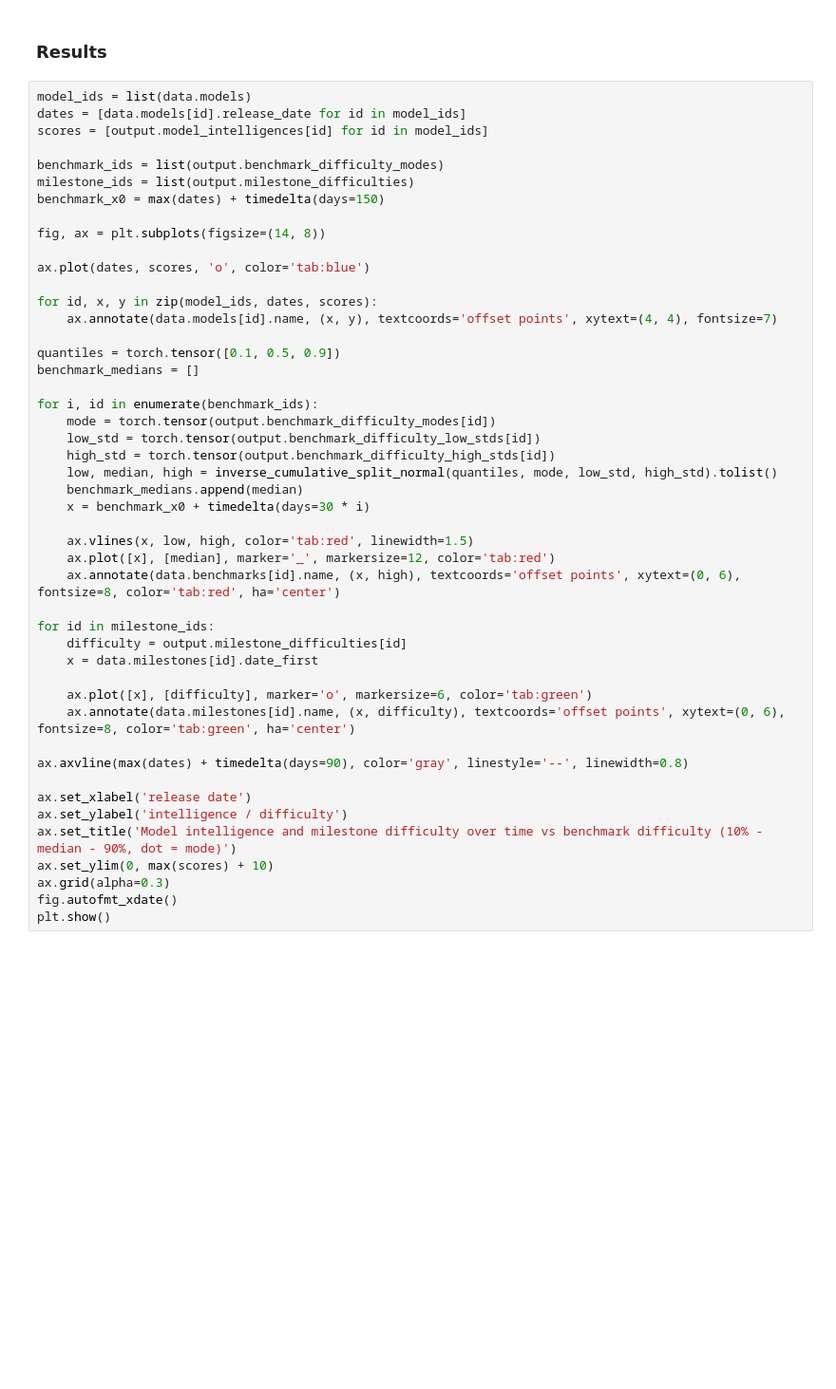
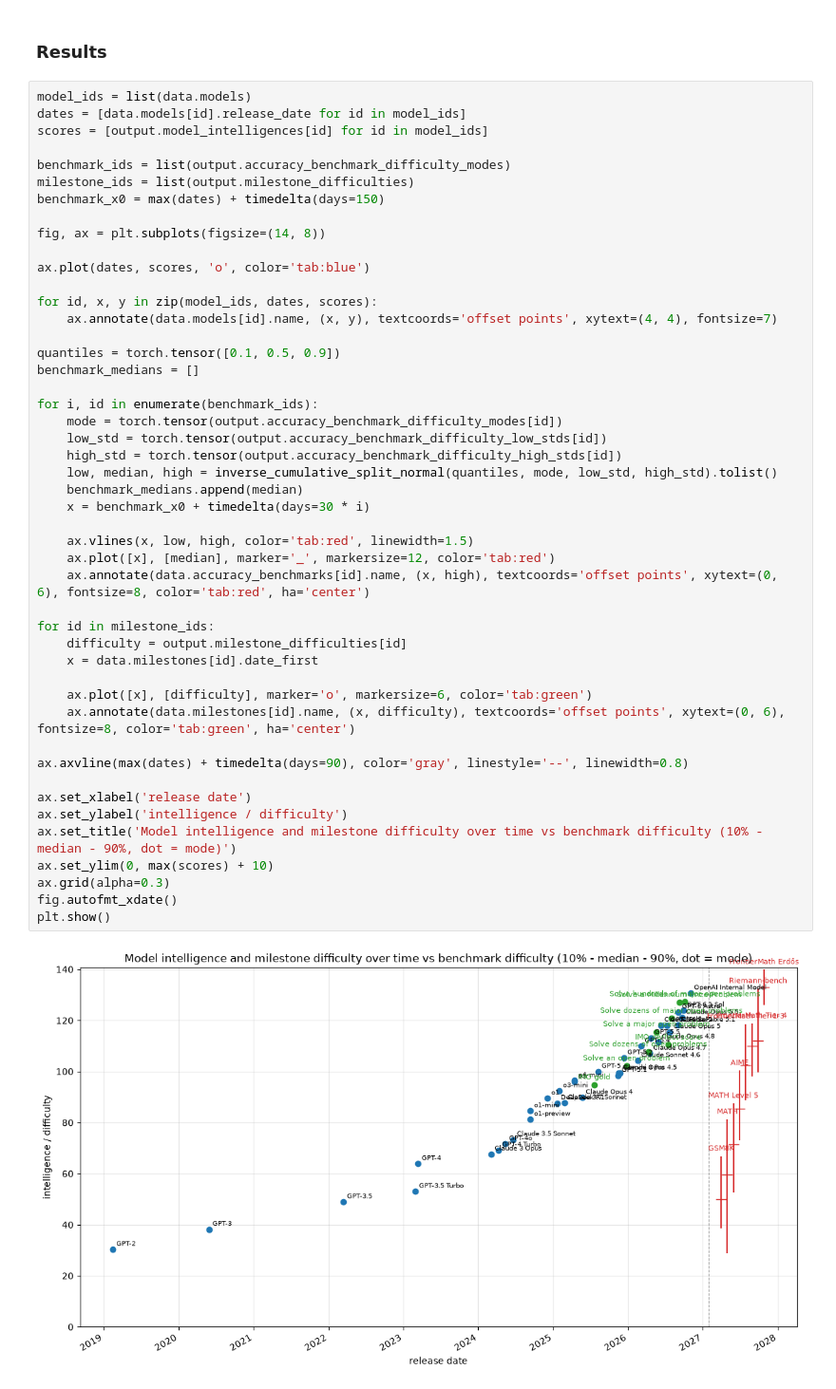
Before and after one commit to angeluriot/LLM_index, a Jupyter notebook: main.ipynb, the cells around one changed output. Shown at 95% size. Cells and saved outputs as stored; diff of their text form; blank space fills up the shorter version.

```diff
--- a/main.ipynb
+++ b/main.ipynb
@@ -32,7 +44,7 @@ model_ids = list(data.models)
 dates = [data.models[id].release_date for id in model_ids]
 scores = [output.model_intelligences[id] for id in model_ids]
 
-benchmark_ids = list(output.benchmark_difficulty_modes)
+benchmark_ids = list(output.accuracy_benchmark_difficulty_modes)
 milestone_ids = list(output.milestone_difficulties)
 benchmark_x0 = max(dates) + timedelta(days=150)
 
@@ -43,35 +55,37 @@ ax.plot(dates, scores, 'o', color='tab:blue')
 for id, x, y in zip(model_ids, dates, scores):
 	ax.annotate(data.models[id].name, (x, y), textcoords='offset points', xytext=(4, 4), fontsize=7)
 
 quantiles = torch.tensor([0.1, 0.5, 0.9])
 benchmark_medians = []
 
 for i, id in enumerate(benchmark_ids):
-	mode = torch.tensor(output.benchmark_difficulty_modes[id])
-	low_std = torch.tensor(output.benchmark_difficulty_low_stds[id])
-	high_std = torch.tensor(output.benchmark_difficulty_high_stds[id])
+	mode = torch.tensor(output.accuracy_benchmark_difficulty_modes[id])
+	low_std = torch.tensor(output.accuracy_benchmark_difficulty_low_stds[id])
+	high_std = torch.tensor(output.accuracy_benchmark_difficulty_high_stds[id])
 	low, median, high = inverse_cumulative_split_normal(quantiles, mode, low_std, high_std).tolist()
 	benchmark_medians.append(median)
 	x = benchmark_x0 + timedelta(days=30 * i)
 
 	ax.vlines(x, low, high, color='tab:red', linewidth=1.5)
 	ax.plot([x], [median], marker='_', markersize=12, color='tab:red')
-	ax.annotate(data.benchmarks[id].name, (x, high), textcoords='offset points', xytext=(0, 6), fontsize=8, color='tab:red', ha='center')
+	ax.annotate(data.accuracy_benchmarks[id].name, (x, high), textcoords='offset points', xytext=(0, 6), fontsize=8, color='tab:red', ha='center')
 
 for id in milestone_ids:
 	difficulty = output.milestone_difficulties[id]
 	x = data.milestones[id].date_first
 
 	ax.plot([x], [difficulty], marker='o', markersize=6, color='tab:green')
 	ax.annotate(data.milestones[id].name, (x, difficulty), textcoords='offset points', xytext=(0, 6), fontsize=8, color='tab:green', ha='center')
 
 ax.axvline(max(dates) + timedelta(days=90), color='gray', linestyle='--', linewidth=0.8)
 
 ax.set_xlabel('release date')
 ax.set_ylabel('intelligence / difficulty')
 ax.set_title('Model intelligence and milestone difficulty over time vs benchmark difficulty (10% - median - 90%, dot = mode)')
 ax.set_ylim(0, max(scores) + 10)
 ax.grid(alpha=0.3)
 fig.autofmt_xdate()
 plt.show()
+# %% [output]
+[figure, added]
 # %%
```
Also changed, not shown: parts of 6 cells of this notebook, 13 other files.
